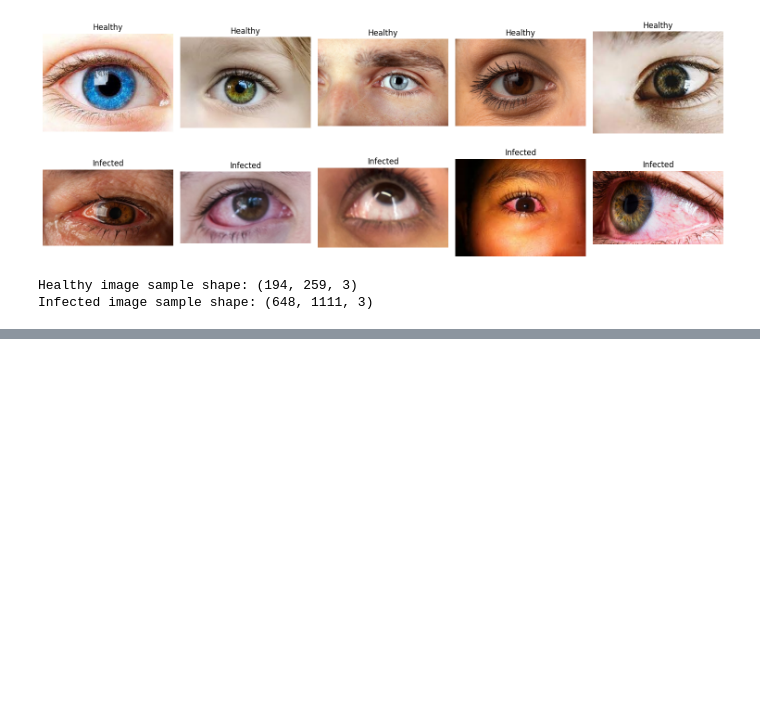
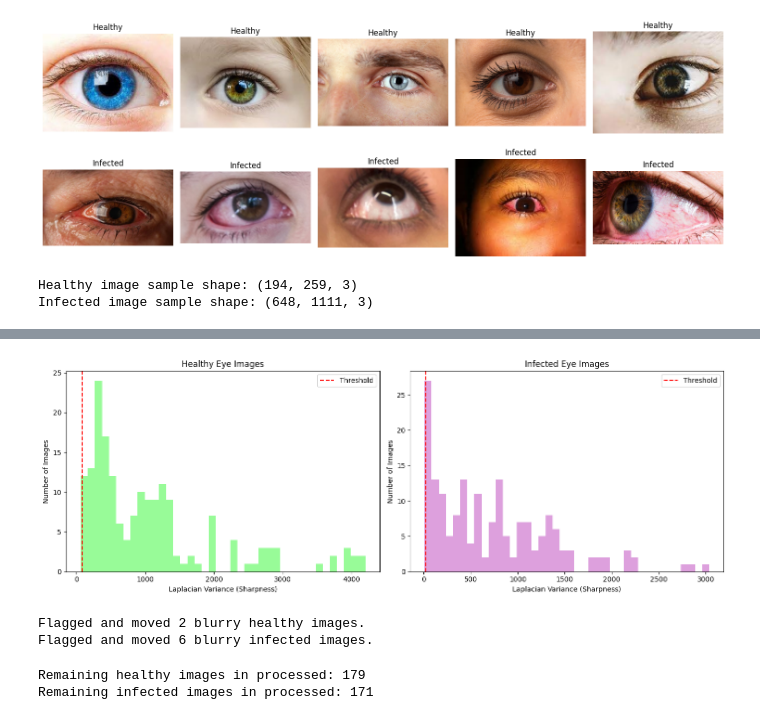
Before and after one commit to mariam-hedgie/Eyedentify-AI, a Jupyter notebook: notebooks/explore_preprocess.ipynb, the cells around one changed output, grey strips where cells are left out. Cells and saved outputs as stored; diff of their text form; code cells hidden in the pictures; blank space fills up the shorter version.

```diff
--- a/notebooks/02_explore_dataset.ipynb
+++ b/notebooks/explore_preprocess.ipynb
@@ -125,0 +219,29 @@ clean_resize_imgs(infected_path, processed_infected_path, "Infected")
+# %%
+import matplotlib.pyplot as plt
+
+# creates subplots next to each other
+fig, axes = plt.subplots(1, 2, figsize=(14, 5))
+
+# healthy eye histogram
+axes[0].hist(sharpness_scores_healthy, bins=40, color='palegreen')
+axes[0].axvline(x=dynamic_threshold_healthy, color='red', linestyle='--', label='Threshold')
+axes[0].set_xlabel("Laplacian Variance (Sharpness)")
+axes[0].set_ylabel("Number of Images")
+axes[0].set_title("Healthy Eye Images")
+axes[0].legend()
+
+# infected Eye Histogram
+axes[1].hist(sharpness_scores_infected, bins=40, color='plum')
+axes[1].axvline(x=dynamic_threshold_infected, color='red', linestyle='--', label='Threshold')
+axes[1].set_xlabel("Laplacian Variance (Sharpness)")
+axes[1].set_ylabel("Number of Images")
+axes[1].set_title("Infected Eye Images")
+axes[1].legend()
+
+# ensures no overlap
+plt.tight_layout()
+
+# displays plots
+plt.show()
+# %% [output]
+[figure, added]
@@ -125,0 +326,14 @@ clean_resize_imgs(infected_path, processed_infected_path, "Infected")
+# %%
+# prints number of images flagges and moved
+print(f"Flagged and moved {len(blurry_healthy)} blurry healthy images.")
+print(f"Flagged and moved {len(blurry_infected)} blurry infected images.")
+# %% [output]
+Flagged and moved 2 blurry healthy images.
+Flagged and moved 6 blurry infected images.
+# %%
+# prints number of images left in processed folder
+print(f"Remaining healthy images in processed: {len(os.listdir(processed_healthy_path))}")
+print(f"Remaining infected images in processed: {len(os.listdir(processed_infected_path))}")
+# %% [output]
+Remaining healthy images in processed: 179
+Remaining infected images in processed: 171
```
Also changed, not shown: parts of 16 cells of this notebook, 8 other files.
